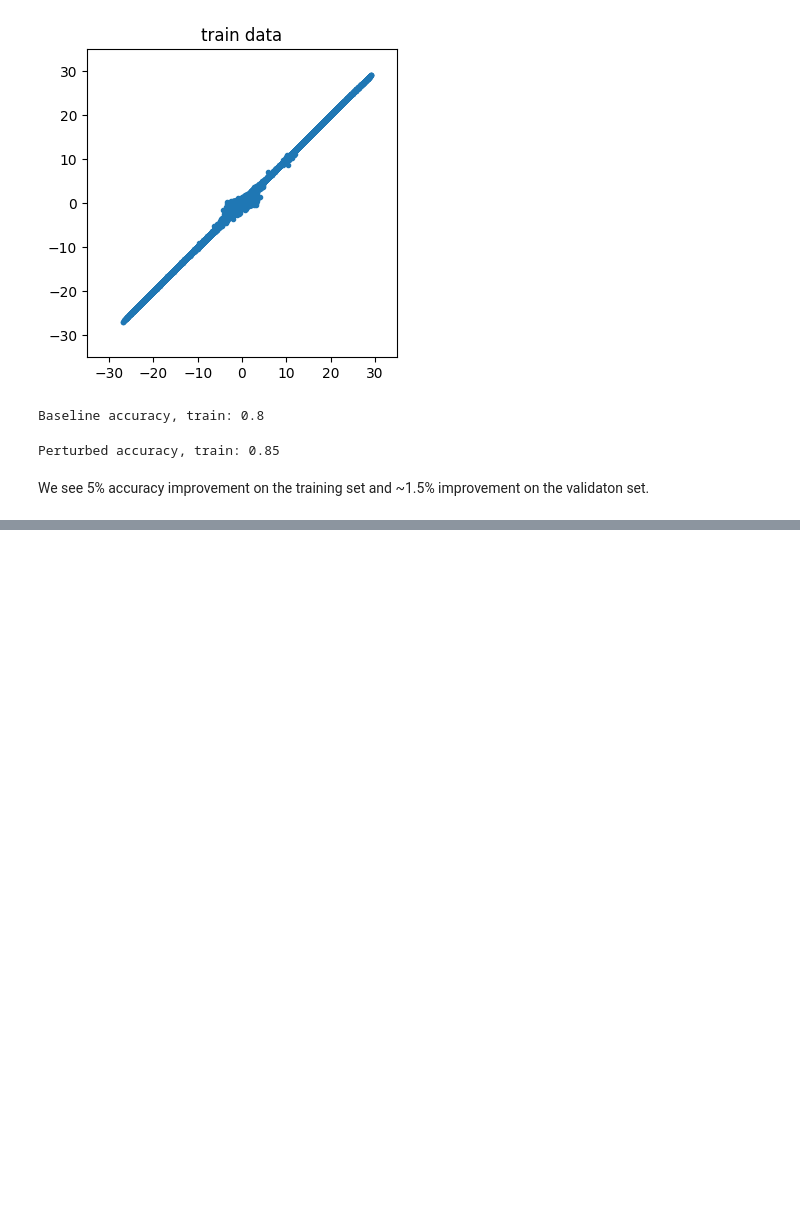
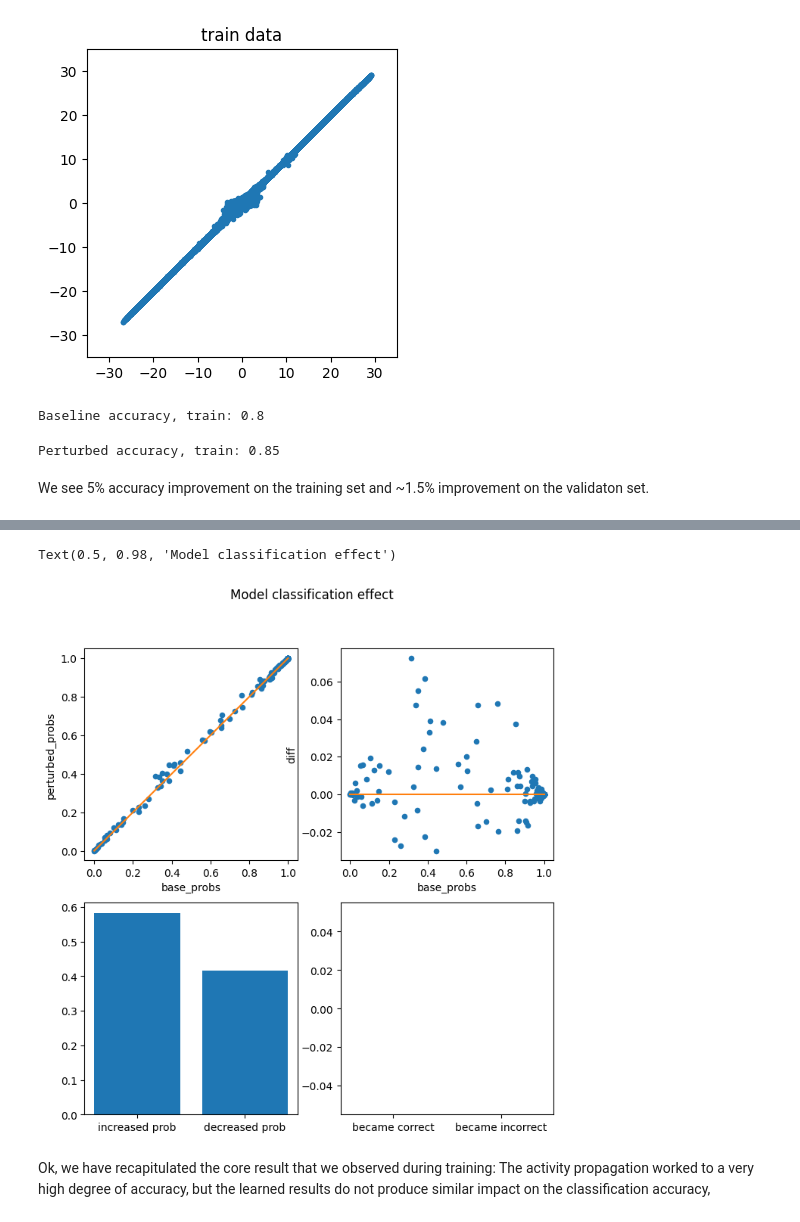
Before and after one commit to lrast/loss_function_learning, a Jupyter notebook: analysis/1.0-loss-base-evolution.ipynb, the cells around one changed output, grey strips where cells are left out. Drawn from its saved outputs; the diff is of its cells as text; code cells hidden in the pictures; blank space fills up the shorter version.

```diff
--- a/analysis/1.0-loss-base-evolution.ipynb
+++ b/analysis/1.0-loss-base-evolution.ipynb
@@ -432,0 +549,10 @@ We see 5% accuracy improvement on the training set and ~1.5% improvement on the
+# %%
+figsize(8,8)
+accumulator = classification_comparision(loss_model, activity_ds['val'], use_gt=False)
+plot_comparisons(accumulator)
+plt.suptitle('Model classification effect')
+# %% [output]
+Text(0.5, 0.98, 'Model classification effect')
+[figure, added]
+# %% [markdown]
+Ok, we have recapitulated the core result that we observed during training: The activity propagation worked to a very high degree of accuracy, but the learned results do not produce similar impact on the classification accuracy,
```
Also changed, not shown: parts of 22 cells of this notebook, 3 other files.
